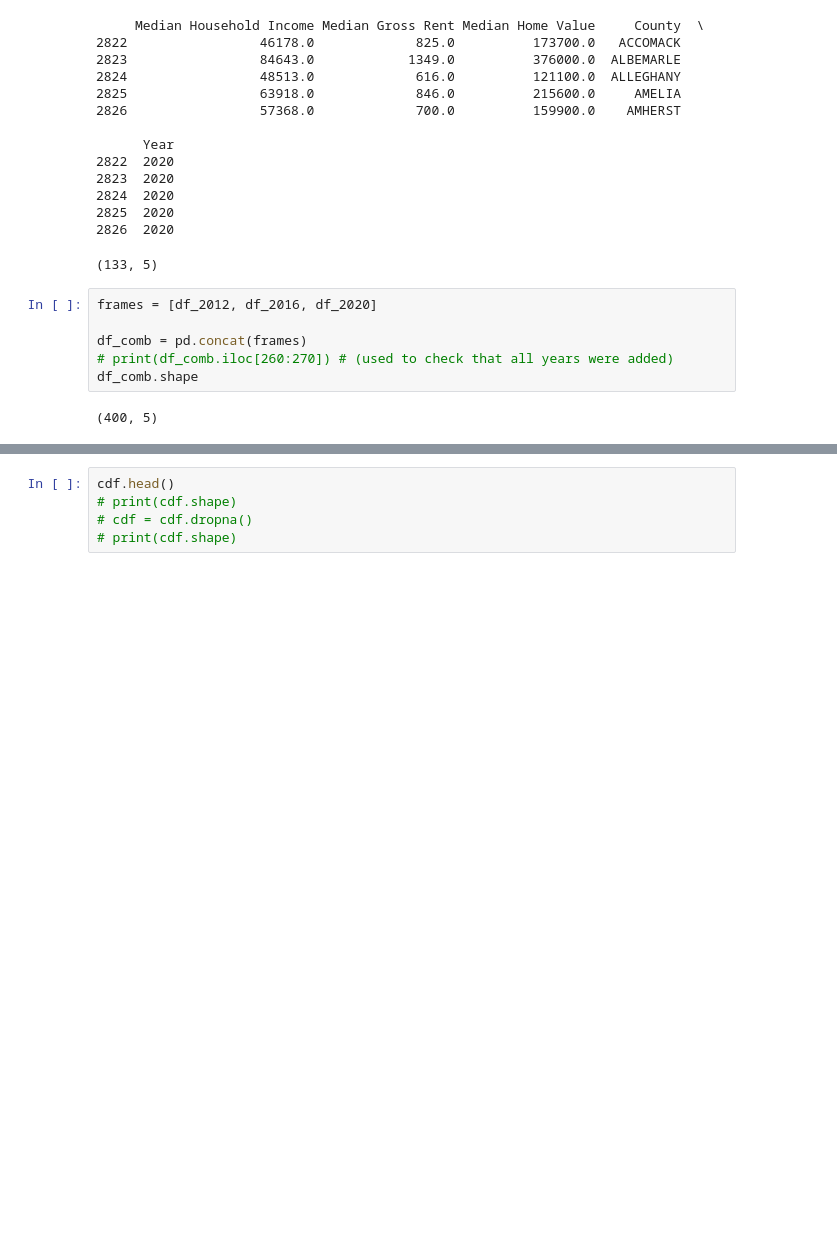
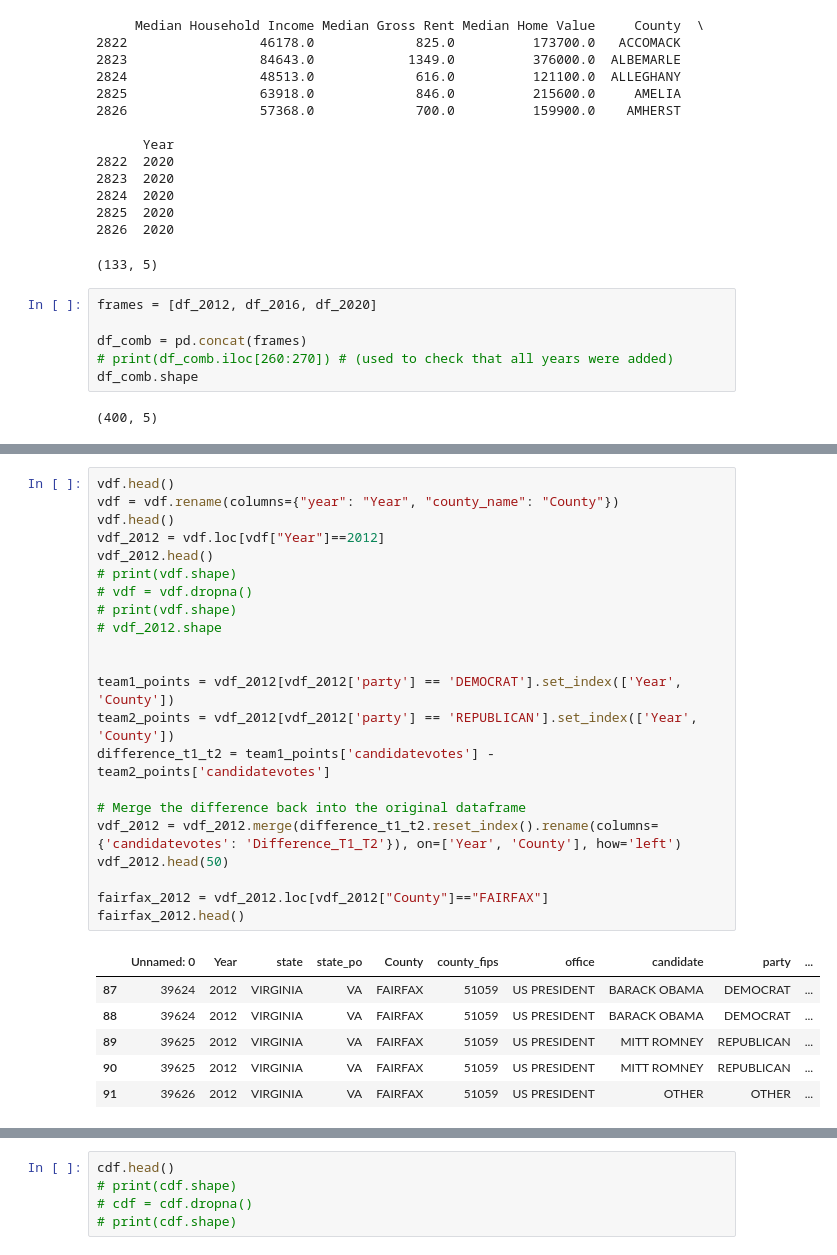
Before and after one commit to gdbwoo/DS-3001-Projects, a Jupyter notebook: Project 3/project_voting.ipynb, the cells around one changed output, grey strips where cells are left out. Cells and saved outputs as stored; diff of their text form; blank space fills up the shorter version.

Commit message:
Tested out difference in candidate votes (R vs D)

```diff
--- a/Project 3/project_voting.ipynb
+++ b/Project 3/project_voting.ipynb
@@ -149,3 +119,32 @@ vdf.head()
+# %%
+vdf.head()
+vdf = vdf.rename(columns={"year": "Year", "county_name": "County"})
+vdf.head()
+vdf_2012 = vdf.loc[vdf["Year"]==2012]
+vdf_2012.head()
+# print(vdf.shape)
+# vdf = vdf.dropna()
+# print(vdf.shape)
+# vdf_2012.shape
+
+
+team1_points = vdf_2012[vdf_2012['party'] == 'DEMOCRAT'].set_index(['Year', 'County'])
+team2_points = vdf_2012[vdf_2012['party'] == 'REPUBLICAN'].set_index(['Year', 'County'])
+difference_t1_t2 = team1_points['candidatevotes'] - team2_points['candidatevotes']
+
+# Merge the difference back into the original dataframe
+vdf_2012 = vdf_2012.merge(difference_t1_t2.reset_index().rename(columns={'candidatevotes': 'Difference_T1_T2'}), on=['Year', 'County'], how='left')
+vdf_2012.head(50)
+
+fairfax_2012 = vdf_2012.loc[vdf_2012["County"]=="FAIRFAX"]
+fairfax_2012.head()
+# %% [output]
+|  | Unnamed: 0 | Year | state | state_po | County | county_fips | office | candidate | party | ... |
+| 87 | 39624 | 2012 | VIRGINIA | VA | FAIRFAX | 51059 | US PRESIDENT | BARACK OBAMA | DEMOCRAT | ... |
+| 88 | 39624 | 2012 | VIRGINIA | VA | FAIRFAX | 51059 | US PRESIDENT | BARACK OBAMA | DEMOCRAT | ... |
+| 89 | 39625 | 2012 | VIRGINIA | VA | FAIRFAX | 51059 | US PRESIDENT | MITT ROMNEY | REPUBLICAN | ... |
+| 90 | 39625 | 2012 | VIRGINIA | VA | FAIRFAX | 51059 | US PRESIDENT | MITT ROMNEY | REPUBLICAN | ... |
+| 91 | 39626 | 2012 | VIRGINIA | VA | FAIRFAX | 51059 | US PRESIDENT | OTHER | OTHER | ... |
 # %%
 vdf = pd.merge(df_comb, vdf, on=['Year', 'County'], how='outer')
 vdf.head()
```
Also changed, not shown: parts of 6 cells of this notebook.
